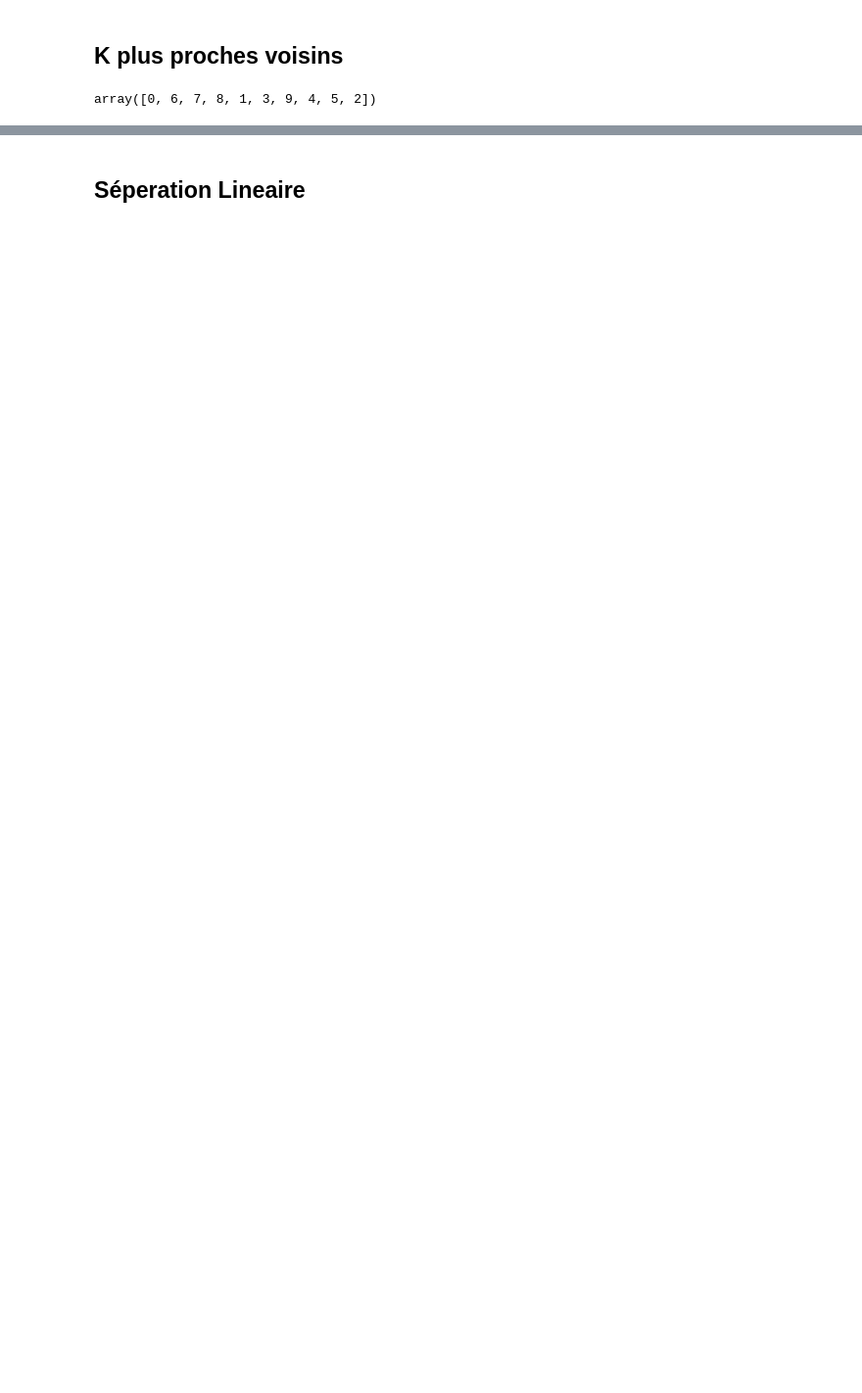
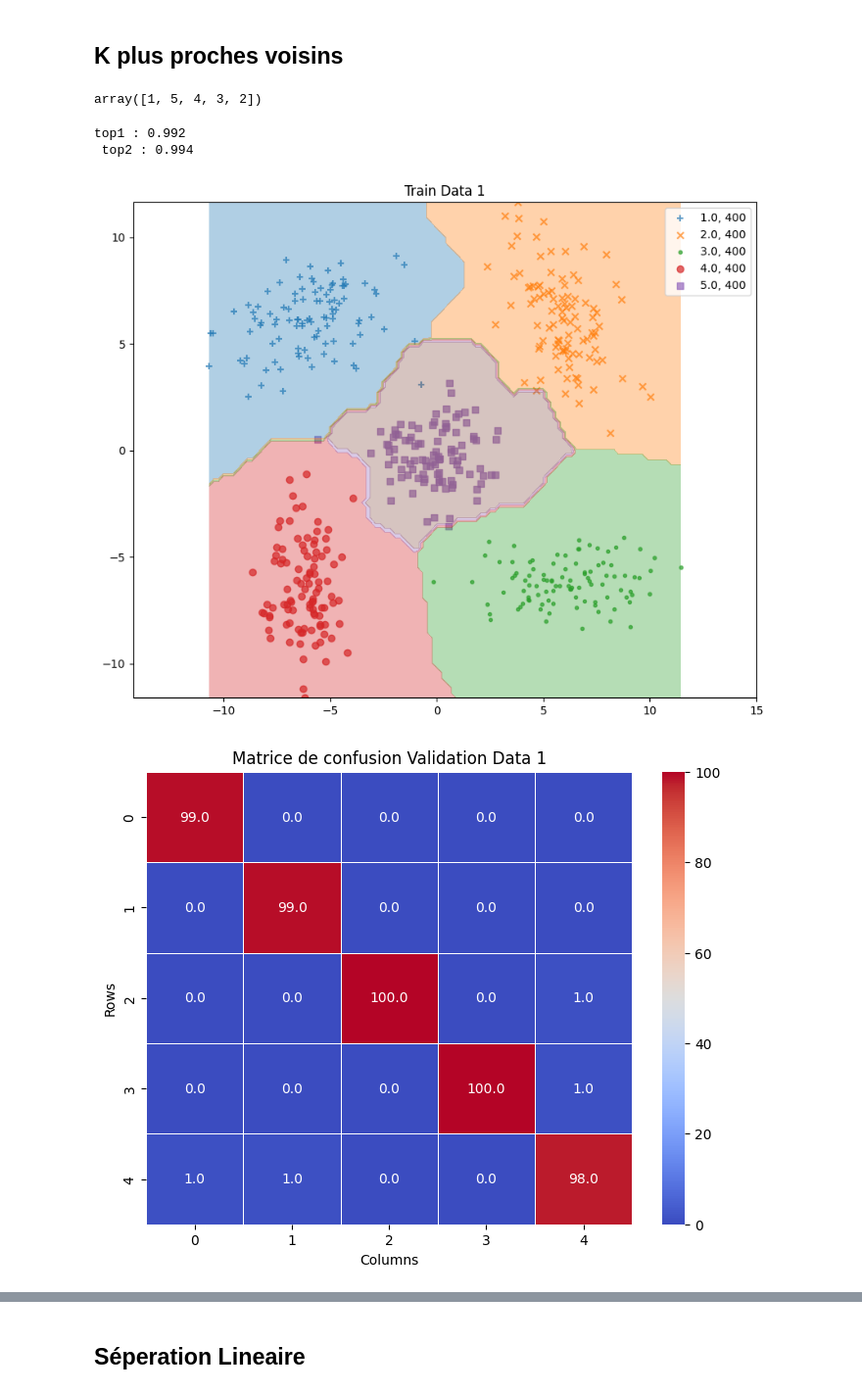
Before and after one commit to ba-talibe/TP_TH_Bayiesienne_Decision, a Jupyter notebook: M1_SD/Apprentissage Automatique.ipynb, the cells around one changed output, grey strips where cells are left out. Shown at 98% size. Cells and saved outputs as stored; diff of their text form; code cells hidden in the pictures; blank space fills up the shorter version.

Commit message:
corrected rank prediction

```diff
--- a/M1_SD/Apprentissage Automatique.ipynb
+++ b/M1_SD/Apprentissage Automatique.ipynb
@@ -445,7 +445,8 @@ top1 : 0.266
 # %%
 class KPP(Modele):
     def __init__(self, k, norm=np.linalg.norm):
-        pass
+        self.k = k
+        self.norm = norm
 
     def fit(self, X, y):
         self.X = X
@@ -455,11 +456,12 @@ class KPP(Modele):
         self.rank_predictor = self._get_rank_predictor()
 
     def _vector_predict(self, x):
-        ppv_classes = self.y[np.argsort(self.dist[np.argmin([np.linalg.norm(xi - x) for xi in self.X])])][:self.k]
-        return np.argmax(np.bincount(ppv_classes))
+        ppv_classes = self.y[np.argsort(self.dist[np.argmin([self.norm(xi - x) for xi in self.X])])][:self.k]
+        return np.argmax(np.bincount(ppv_classes.astype(int)))
+
     def _vector_rank_predict(self, x):
-        ppv_classes = self.y[np.argsort(self.dist[np.argmin([np.linalg.norm(xi - x) for xi in self.X])])][:self.k]
-        return np.argsort(np.bincount(ppv_classes))[::-1]
+        ppv_classes = self.y[np.argsort(self.dist[np.argmin([self.norm(xi - x) for xi in self.X])])][:self.k]
+        return np.argsort(np.bincount(ppv_classes.astype(int)))[::-1]
 
     def _get_predictor(self):
         def predict(x):
@@ -468,14 +470,28 @@ class KPP(Modele):
             return np.array([self._vector_predict(xi) for xi in x])
         return predict
 
-    def _get_rank_predictor(self):
+    def _get_rank_predictor(self, k=5):
+        max_len = np.unique(self.y).shape[0]
         def predict(x):
             if len(x.shape) == 1:
-               return self._vector_rank_predict(x)
-            return np.array([self._vector_rank_predict(xi) for xi in x])
+               pred = self._vector_rank_predict(x)[:max_len]
+               pred = np.pad(pred, (0, max_len - len(pred)), 'constant')
+               return pred
+            pred = [self._vector_rank_predict(xi)[:max_len] for xi in x]
+            pred = [np.pad(d, (0, max_len - len(d)), 'constant') for d in pred]
+            return np.array(pred)
         return predict
-# %%
-ppv_classes = np.array([1, 5, 4, 5, 9, 2, 4, 3, 2, 2])
-np.argsort(np.bincount(ppv_classes))
-# %% [output]
-array([0, 6, 7, 8, 1, 3, 9, 4, 5, 2])
+# %%
+kpp = KPP(5)
+kpp.fit(X1, y1)
+kpp.rank_predictor(X1[57])
+# %% [output]
+array([1, 5, 4, 3, 2])
+# %%
+kpp = KPP(5)
+execute_modele(kpp, sample=100)
+# %% [output]
+top1 : 0.992
+ top2 : 0.994
+[figure, added]
+[figure, added]
```
Also changed, not shown: parts of 2 cells of this notebook.
